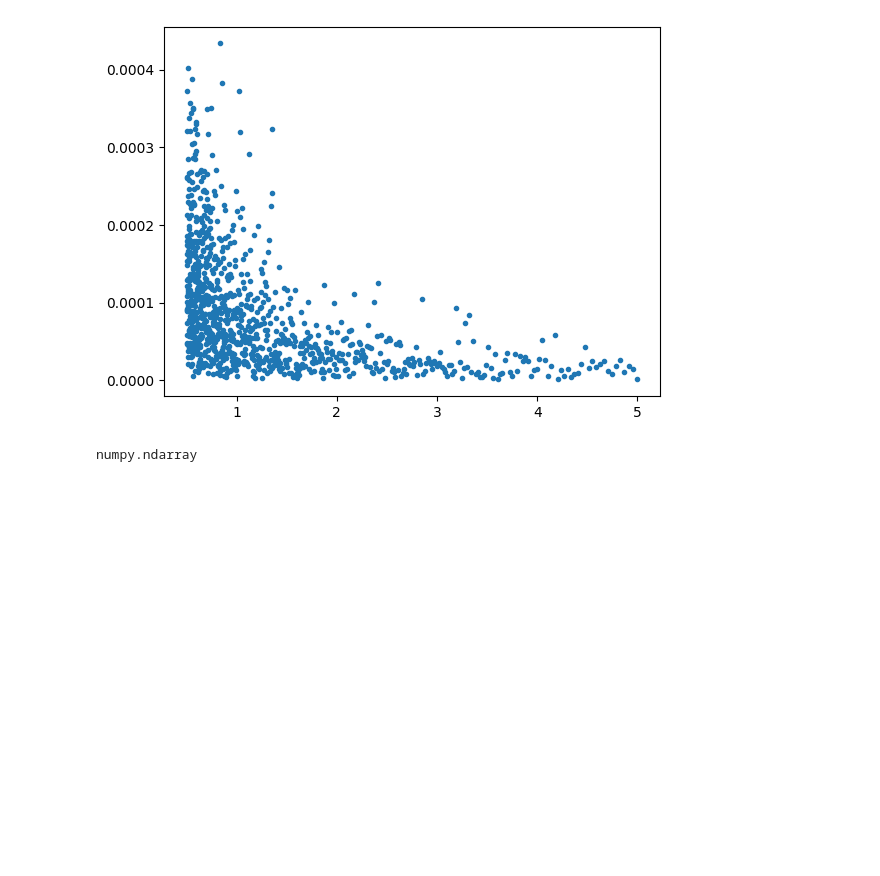
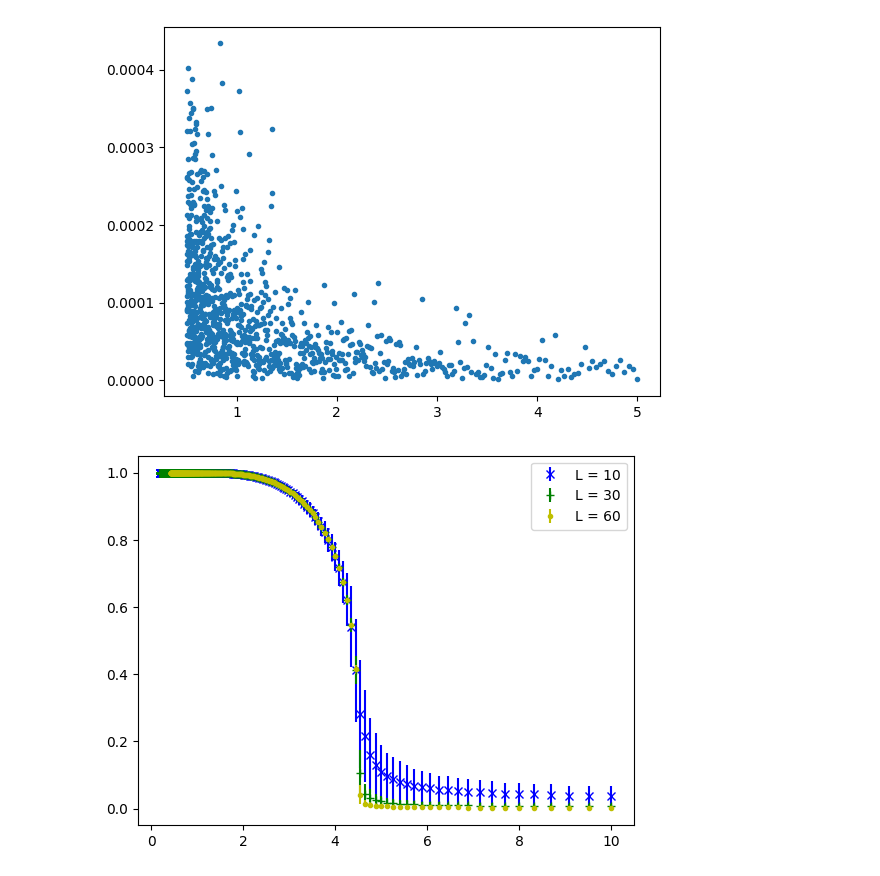
Before and after one commit to jenishadhikari221/Bachelorarbeit, a Jupyter notebook: main/analysis.ipynb, the cells around one changed output. Drawn from its saved outputs; the diff is of its cells as text; code cells hidden in the pictures; blank space fills up the shorter version.

```diff
--- a/main/analysis.ipynb
+++ b/main/analysis.ipynb
@@ -647,7 +647,21 @@ plt.plot(x_achse,x,'.')
 plt.show()
 # %% [output]
 [figure]
-# %%
-np.std()
-# %% [output]
-numpy.ndarray
+# %%
+spin_simulation_1 = np.loadtxt("../data/Spin3D_L10.txt").T
+spin_simulation_2 = np.loadtxt("../data/Spin3D_L20.txt").T
+spin_simulation_3 = np.loadtxt("../data/Spin3D_L30.txt").T
+spin_simulation_4 = np.loadtxt("../data/Spin3D_L40.txt").T
+spin_simulation_5 = np.loadtxt("../data/Spin3D_L50.txt").T
+spin_simulation_6 = np.loadtxt("../data/Spin3D_L60.txt").T
+
+length = 1
+block = 1
+spin_simulation_plot(spin_simulation_1,block_length=block,boot_length=length,color='b',format='x',label="L = 10")
+spin_simulation_plot(spin_simulation_3,block_length=block,boot_length=length,color='g',format='+',label="L = 30")
+spin_simulation_plot(spin_simulation_6,block_length=block,boot_length=length,color='y',format='.',label="L = 60")
+
+plt.legend()
+plt.show()
+# %% [output]
+[figure, added]
```
Also changed, not shown: parts of 5 cells of this notebook, 18 other files.
